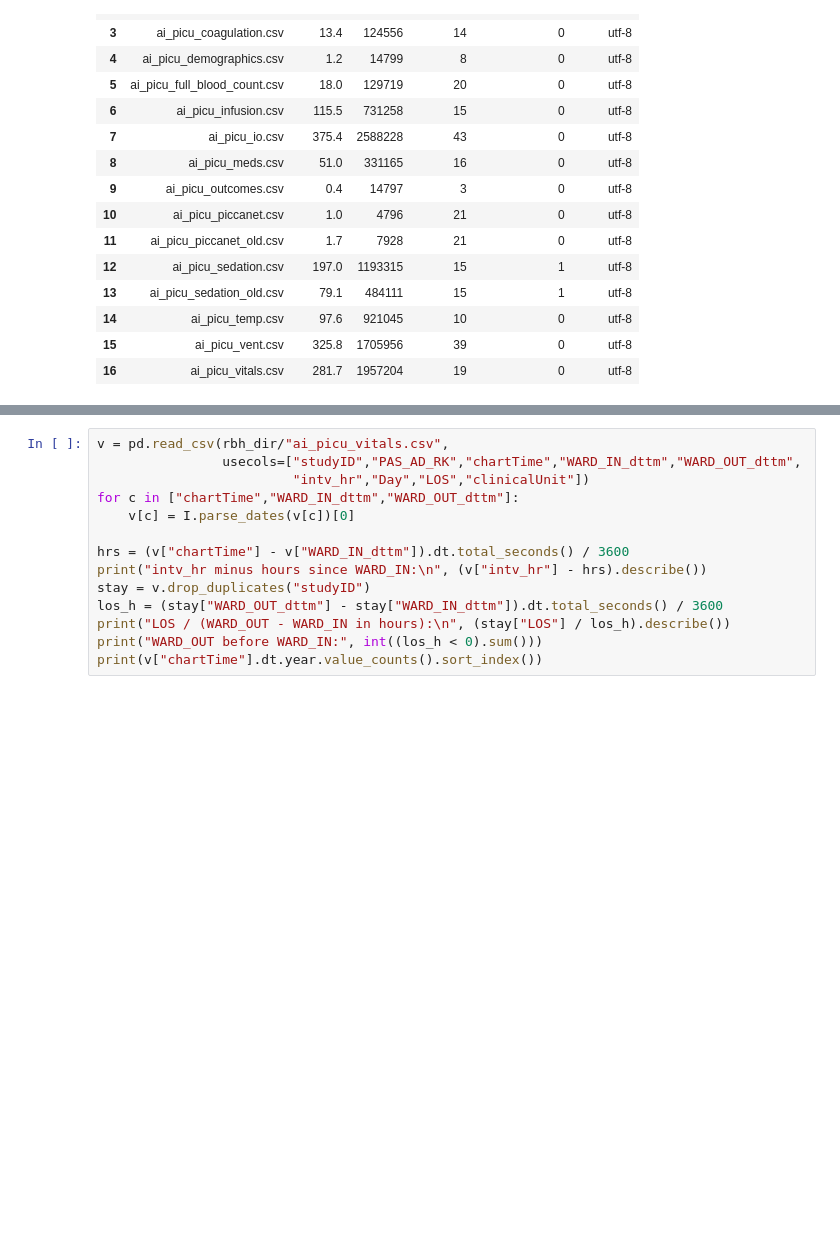
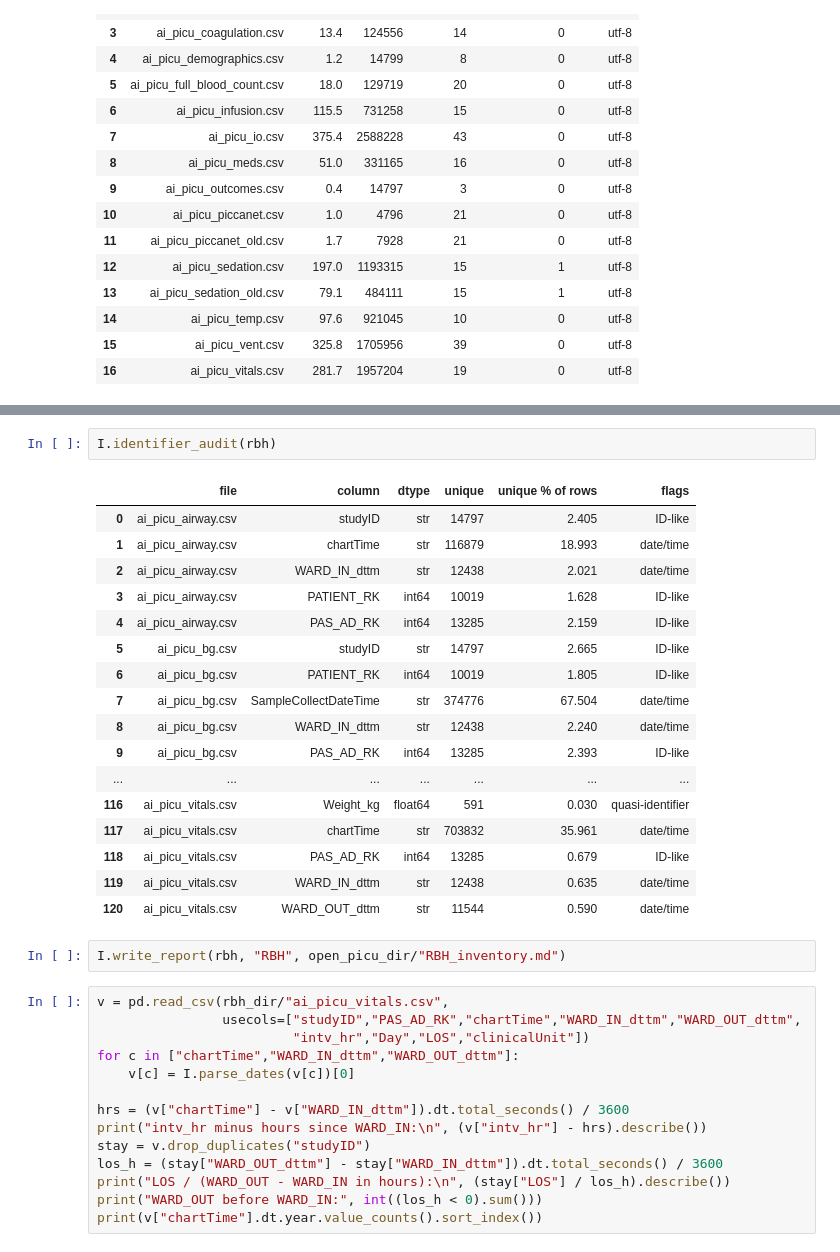
Before and after one commit to jakeormond/open_picu, a Jupyter notebook: rbh_inventory.ipynb, the cells around one changed output, grey strips where cells are left out. Drawn from its saved outputs; the diff is of its cells as text; blank space fills up the shorter version.

```diff
--- a/rbh_inventory.ipynb
+++ b/rbh_inventory.ipynb
@@ -57,3 +77,25 @@ ai_picu_vitals.csv: 1957204 rows x 19 cols
+# %%
+I.identifier_audit(rbh)
+# %% [output]
+|  | file | column | dtype | unique | unique % of rows | flags |
+| 0 | ai_picu_airway.csv | studyID | str | 14797 | 2.405 | ID-like |
+| 1 | ai_picu_airway.csv | chartTime | str | 116879 | 18.993 | date/time |
+| 2 | ai_picu_airway.csv | WARD_IN_dttm | str | 12438 | 2.021 | date/time |
+| 3 | ai_picu_airway.csv | PATIENT_RK | int64 | 10019 | 1.628 | ID-like |
+| 4 | ai_picu_airway.csv | PAS_AD_RK | int64 | 13285 | 2.159 | ID-like |
+| 5 | ai_picu_bg.csv | studyID | str | 14797 | 2.665 | ID-like |
+| 6 | ai_picu_bg.csv | PATIENT_RK | int64 | 10019 | 1.805 | ID-like |
+| 7 | ai_picu_bg.csv | SampleCollectDateTime | str | 374776 | 67.504 | date/time |
+| 8 | ai_picu_bg.csv | WARD_IN_dttm | str | 12438 | 2.240 | date/time |
+| 9 | ai_picu_bg.csv | PAS_AD_RK | int64 | 13285 | 2.393 | ID-like |
+| ... | ... | ... | ... | ... | ... | ... |
+| 116 | ai_picu_vitals.csv | Weight_kg | float64 | 591 | 0.030 | quasi-identifier |
+| 117 | ai_picu_vitals.csv | chartTime | str | 703832 | 35.961 | date/time |
+| 118 | ai_picu_vitals.csv | PAS_AD_RK | int64 | 13285 | 0.679 | ID-like |
+| 119 | ai_picu_vitals.csv | WARD_IN_dttm | str | 12438 | 0.635 | date/time |
+| 120 | ai_picu_vitals.csv | WARD_OUT_dttm | str | 11544 | 0.590 | date/time |
+# %%
+I.write_report(rbh, "RBH", open_picu_dir/"RBH_inventory.md")
 # %%
 v = pd.read_csv(rbh_dir/"ai_picu_vitals.csv",
                 usecols=["studyID","PAS_AD_RK","chartTime","WARD_IN_dttm","WARD_OUT_dttm",
```
Also changed, not shown: parts of 5 cells of this notebook, 6 other files.
